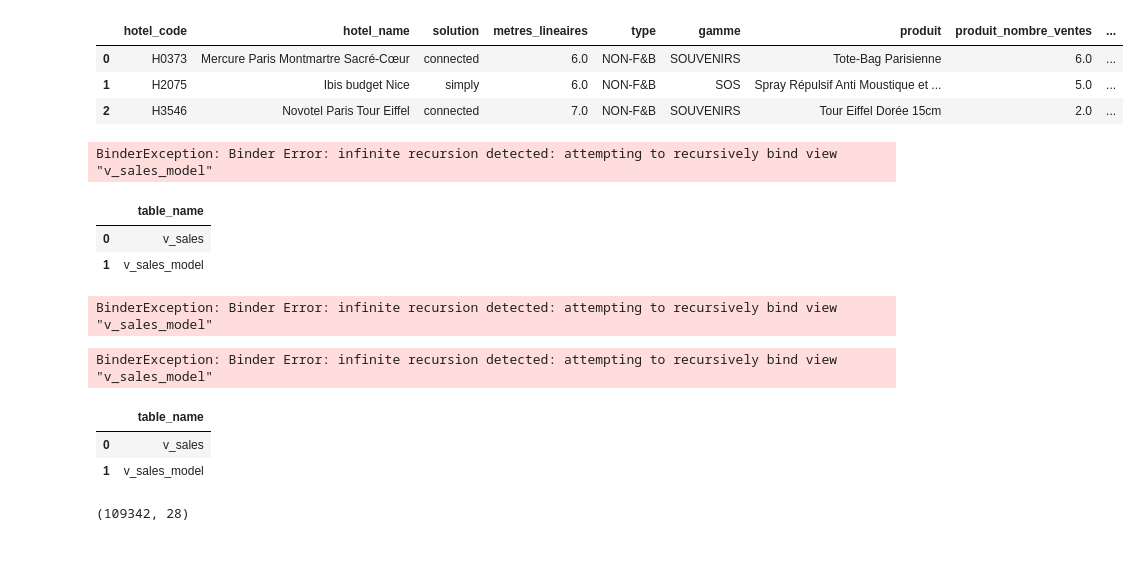
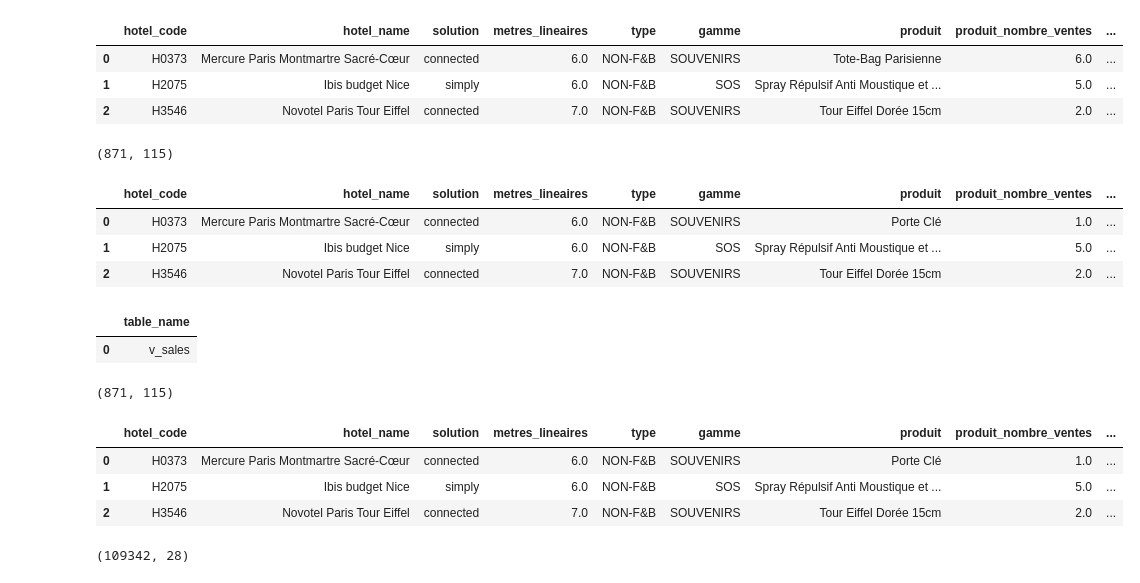
Before and after one commit to klaghmari-github/hotels, a Jupyter notebook: accor/main.ipynb, the cells around one changed output. Cells and saved outputs as stored; diff of their text form; code cells hidden in the pictures; blank space fills up the shorter version.

```diff
--- a/accor/main.ipynb
+++ b/accor/main.ipynb
@@ -677,26 +637,27 @@ sim = SalesPilSim()
 # %%
+print(sim.view_df("v_sales_model_base").shape)
 sim.view_df("v_sales_model_base").head(3)
 # %% [output]
-BinderException: Binder Error: infinite recursion detected: attempting to recursively bind view "v_sales_model"
+(871, 115)
+|  | hotel_code | hotel_name | solution | metres_lineaires | type | gamme | produit | produit_nombre_ventes | ... |
+| 0 | H0373 | Mercure Paris Montmartre Sacré-Cœur | connected | 6.0 | NON-F&B | SOUVENIRS | Porte Clé | 1.0 | ... |
+| 1 | H2075 | Ibis budget Nice | simply | 6.0 | NON-F&B | SOS | Spray Répulsif Anti Moustique et ... | 5.0 | ... |
+| 2 | H3546 | Novotel Paris Tour Eiffel | connected | 7.0 | NON-F&B | SOUVENIRS | Tour Eiffel Dorée 15cm | 2.0 | ... |
 # %%
-sim.views_df()
+produit = "Tote-Bag Parisienne"
+sim.remove_produit(produit)
-# %% [output]
-|  | table_name |
-| 0 | v_sales |
-| 1 | v_sales_model |
+# %%
+sim.views_df()
+# %% [output]
+|  | table_name |
+| 0 | v_sales |
 # %%
-produit = "Tote-Bag Parisienne"
-sim.remove_produit(produit)
+print(sim.view_df("v_sales_model_base").shape)
+sim.view_df("v_sales_model_base").head(3)
 # %% [output]
-BinderException: Binder Error: infinite recursion detected: attempting to recursively bind view "v_sales_model"
+(871, 115)
+|  | hotel_code | hotel_name | solution | metres_lineaires | type | gamme | produit | produit_nombre_ventes | ... |
+| 0 | H0373 | Mercure Paris Montmartre Sacré-Cœur | connected | 6.0 | NON-F&B | SOUVENIRS | Porte Clé | 1.0 | ... |
+| 1 | H2075 | Ibis budget Nice | simply | 6.0 | NON-F&B | SOS | Spray Répulsif Anti Moustique et ... | 5.0 | ... |
+| 2 | H3546 | Novotel Paris Tour Eiffel | connected | 7.0 | NON-F&B | SOUVENIRS | Tour Eiffel Dorée 15cm | 2.0 | ... |
-# %%
-sim.con.sql("SELECT * FROM v_sales_model LIMIT 3").df()
-# %% [output]
-BinderException: Binder Error: infinite recursion detected: attempting to recursively bind view "v_sales_model"
-# %%
-sim.views_df()
-# %% [output]
-|  | table_name |
-| 0 | v_sales |
-| 1 | v_sales_model |
 # %%
```
Also changed, not shown: parts of 3 cells of this notebook, 2 other files.
